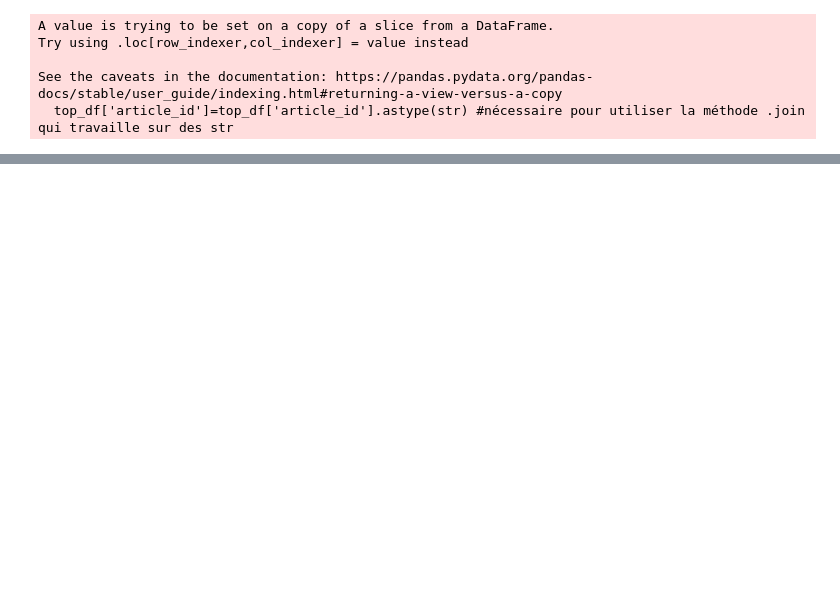
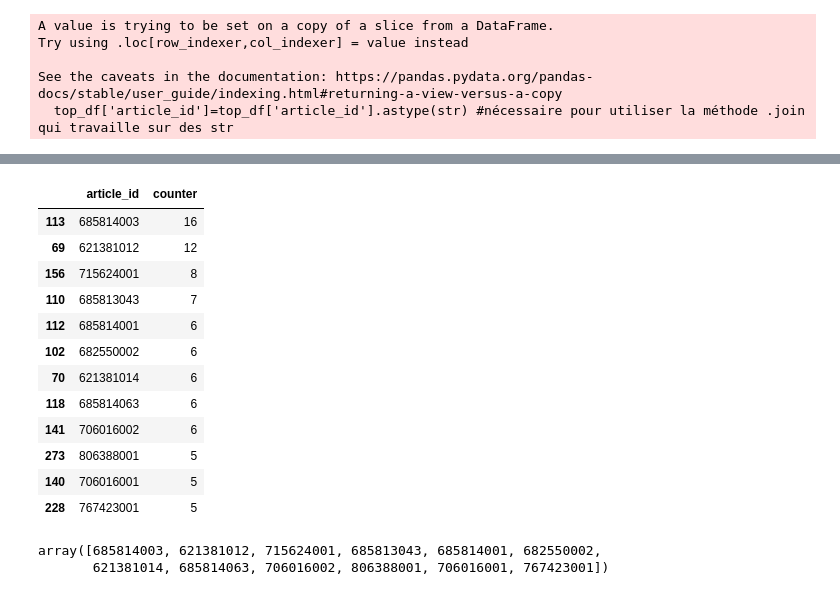
Before and after one commit to NaceurJed/celfernandes, a Jupyter notebook: notebooks/vscode_to_jn.ipynb, the cells around one changed output, grey strips where cells are left out. Drawn from its saved outputs; the diff is of its cells as text; code cells hidden in the pictures; blank space fills up the shorter version.

```diff
--- a/notebooks/vscode_to_jn.ipynb
+++ b/notebooks/vscode_to_jn.ipynb
@@ -645,0 +608,23 @@ predict(dict_cust_cat, dict_cat_articles)
+# %%
+S1_baseline0_df,S1_baseline0=baseline0(S1,103,1)
+# %%
+S1_baseline0_df
+# %% [output]
+|  | article_id | counter |
+| 113 | 685814003 | 16 |
+| 69 | 621381012 | 12 |
+| 156 | 715624001 | 8 |
+| 110 | 685813043 | 7 |
+| 112 | 685814001 | 6 |
+| 102 | 682550002 | 6 |
+| 70 | 621381014 | 6 |
+| 118 | 685814063 | 6 |
+| 141 | 706016002 | 6 |
+| 273 | 806388001 | 5 |
+| 140 | 706016001 | 5 |
+| 228 | 767423001 | 5 |
+# %%
+S1_baseline0
+# %% [output]
+array([685814003, 621381012, 715624001, 685813043, 685814001, 682550002,
+       621381014, 685814063, 706016002, 806388001, 706016001, 767423001])
```
Also changed, not shown: parts of 39 cells of this notebook.
